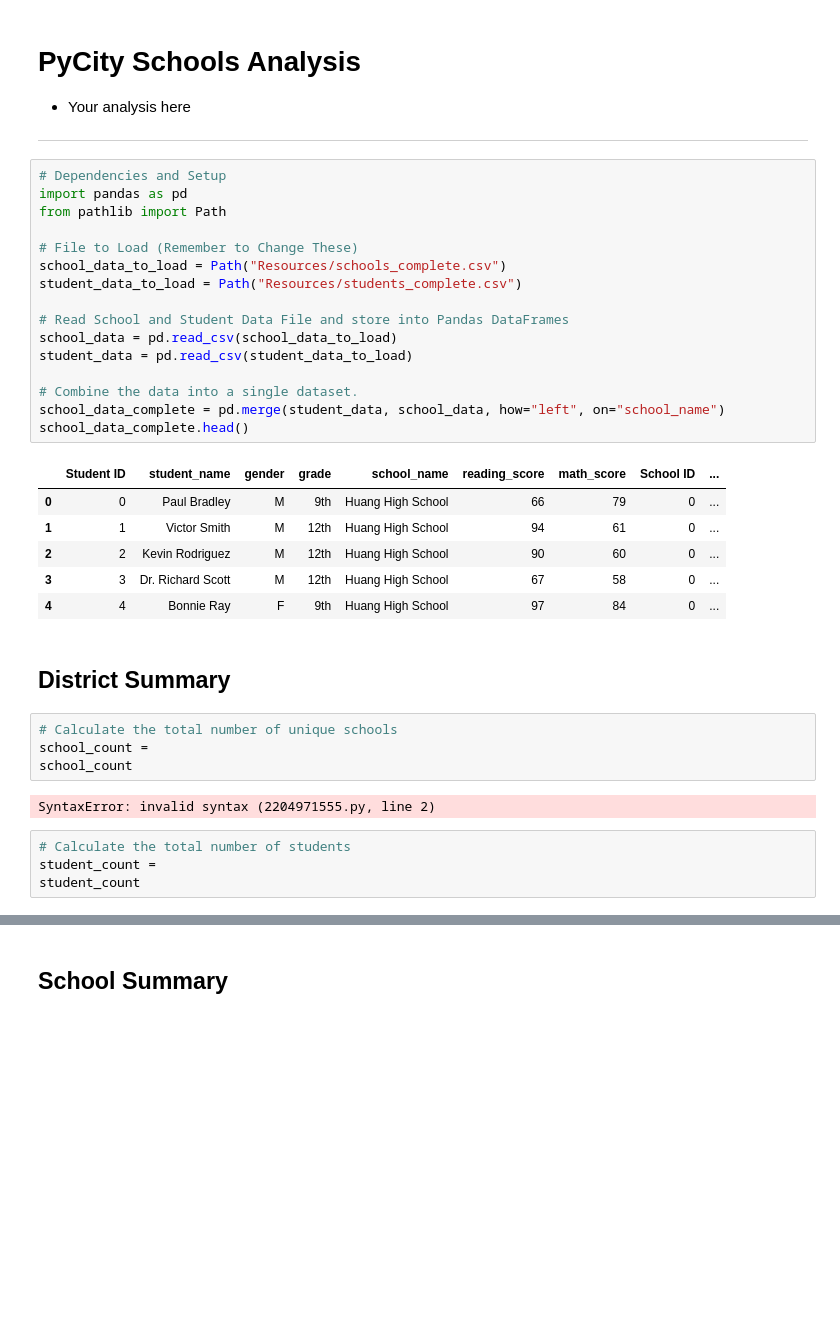
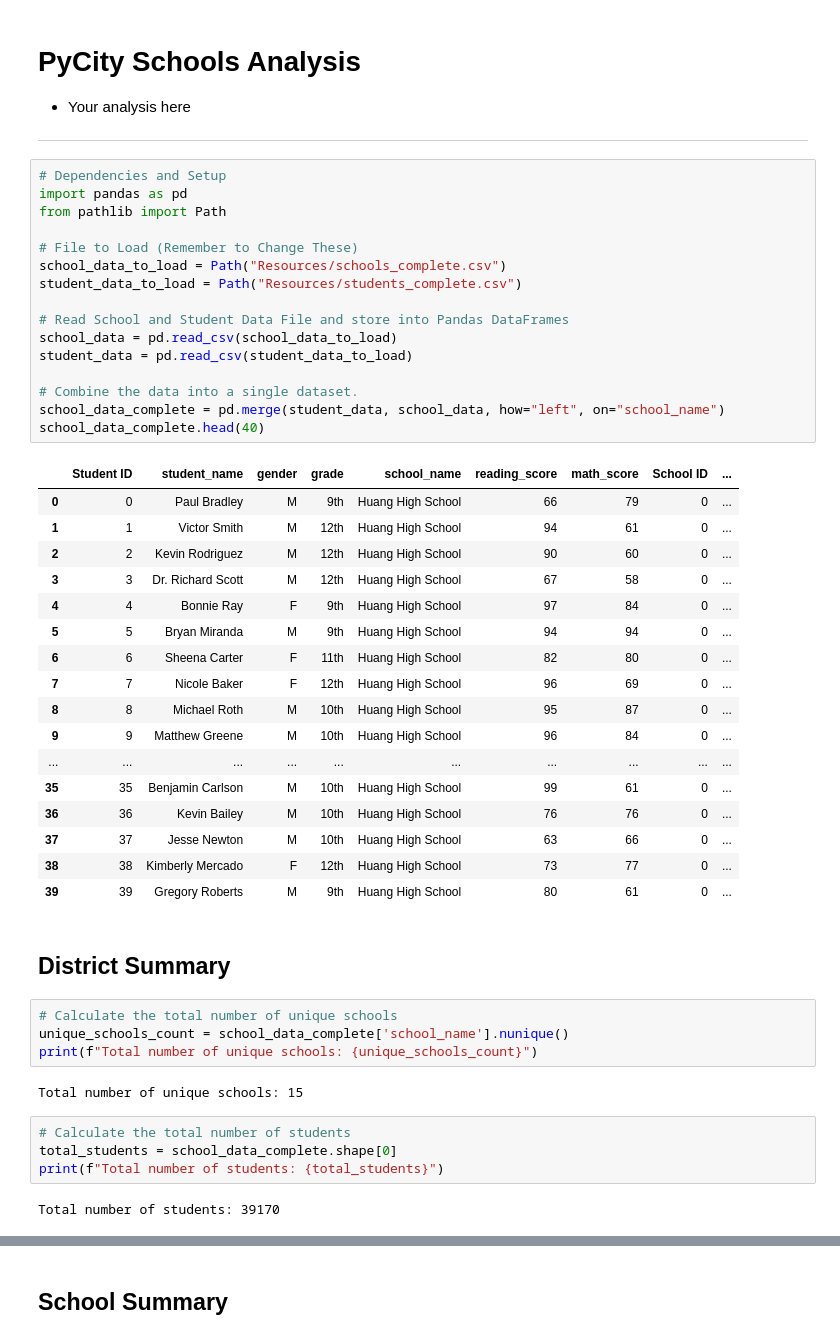
Before and after one commit to Riffatad/pandas-challenge, a Jupyter notebook: PyCitySchools/PyCitySchools.ipynb, the cells around one changed output, grey strips where cells are left out. Cells and saved outputs as stored; diff of their text form; blank space fills up the shorter version.

```diff
--- a/PyCitySchools/PyCitySchools.ipynb
+++ b/PyCitySchools/PyCitySchools.ipynb
@@ -7,37 +7,50 @@
 # %%
 # Dependencies and Setup
 import pandas as pd
 from pathlib import Path
 
 # File to Load (Remember to Change These)
 school_data_to_load = Path("Resources/schools_complete.csv")
 student_data_to_load = Path("Resources/students_complete.csv")
 
 # Read School and Student Data File and store into Pandas DataFrames
 school_data = pd.read_csv(school_data_to_load)
 student_data = pd.read_csv(student_data_to_load)
 
 # Combine the data into a single dataset.
 school_data_complete = pd.merge(student_data, school_data, how="left", on="school_name")
-school_data_complete.head()
+school_data_complete.head(40)
 # %% [output]
 |  | Student ID | student_name | gender | grade | school_name | reading_score | math_score | School ID | ... |
 | 0 | 0 | Paul Bradley | M | 9th | Huang High School | 66 | 79 | 0 | ... |
 | 1 | 1 | Victor Smith | M | 12th | Huang High School | 94 | 61 | 0 | ... |
 | 2 | 2 | Kevin Rodriguez | M | 12th | Huang High School | 90 | 60 | 0 | ... |
 | 3 | 3 | Dr. Richard Scott | M | 12th | Huang High School | 67 | 58 | 0 | ... |
 | 4 | 4 | Bonnie Ray | F | 9th | Huang High School | 97 | 84 | 0 | ... |
+| 5 | 5 | Bryan Miranda | M | 9th | Huang High School | 94 | 94 | 0 | ... |
+| 6 | 6 | Sheena Carter | F | 11th | Huang High School | 82 | 80 | 0 | ... |
+| 7 | 7 | Nicole Baker | F | 12th | Huang High School | 96 | 69 | 0 | ... |
+| 8 | 8 | Michael Roth | M | 10th | Huang High School | 95 | 87 | 0 | ... |
+| 9 | 9 | Matthew Greene | M | 10th | Huang High School | 96 | 84 | 0 | ... |
+| ... | ... | ... | ... | ... | ... | ... | ... | ... | ... |
+| 35 | 35 | Benjamin Carlson | M | 10th | Huang High School | 99 | 61 | 0 | ... |
+| 36 | 36 | Kevin Bailey | M | 10th | Huang High School | 76 | 76 | 0 | ... |
+| 37 | 37 | Jesse Newton | M | 10th | Huang High School | 63 | 66 | 0 | ... |
+| 38 | 38 | Kimberly Mercado | F | 12th | Huang High School | 73 | 77 | 0 | ... |
+| 39 | 39 | Gregory Roberts | M | 9th | Huang High School | 80 | 61 | 0 | ... |
 # %% [markdown]
 ## District Summary
 # %%
 # Calculate the total number of unique schools
-school_count =
-school_count
+unique_schools_count = school_data_complete['school_name'].nunique()
+print(f"Total number of unique schools: {unique_schools_count}")
 # %% [output]
-SyntaxError: invalid syntax (2204971555.py, line 2)
+Total number of unique schools: 15
 # %%
 # Calculate the total number of students
-student_count =
-student_count
+total_students = school_data_complete.shape[0]
+print(f"Total number of students: {total_students}")
+# %% [output]
+Total number of students: 39170
 # %%
 # Calculate the total budget
```
Also changed, not shown: parts of 40 cells of this notebook.
